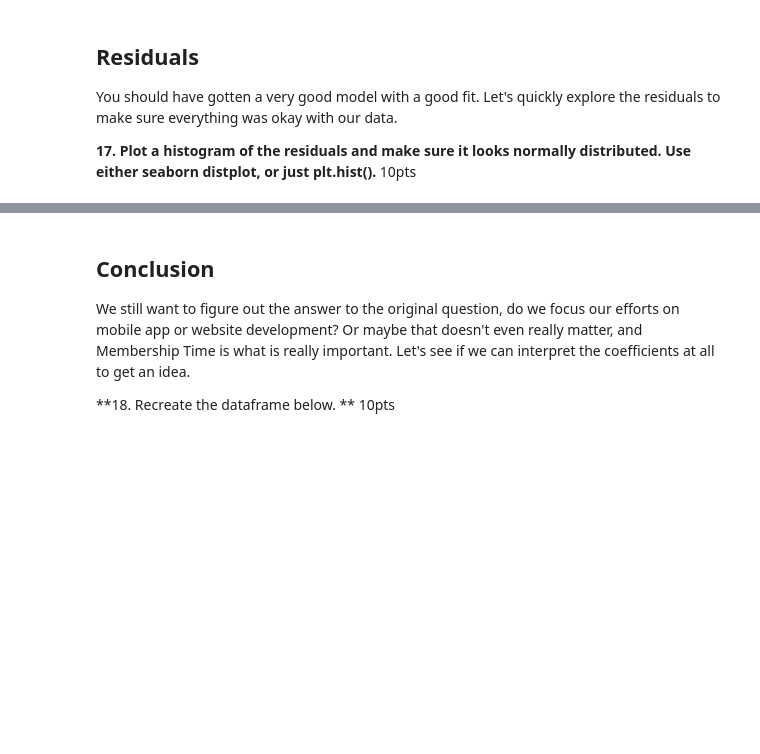
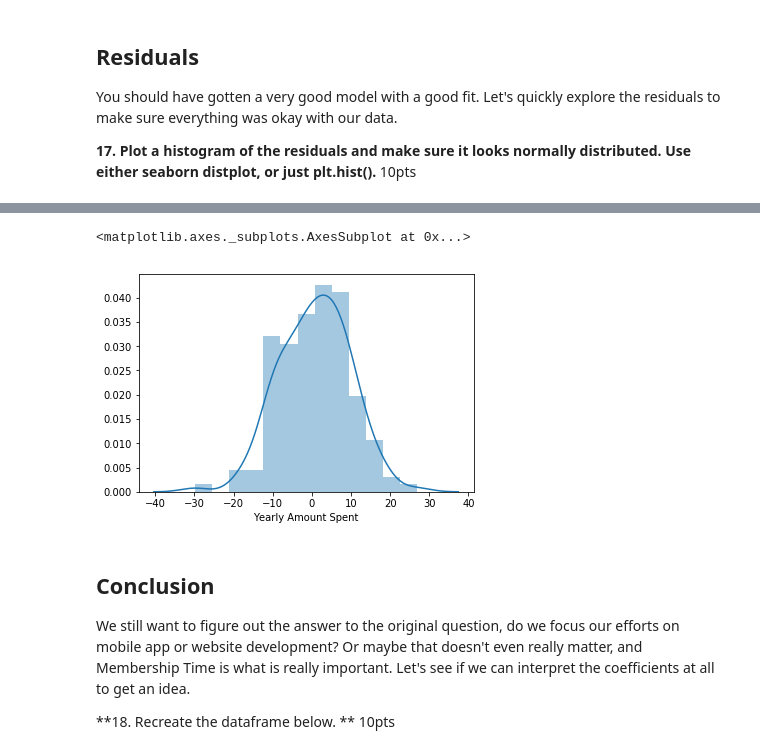
Before and after one commit to arunmadhuk/Machine-Learning, a Jupyter notebook: Arun_Madhu_Second Week_Assignment.ipynb, the cells around one changed output, grey strips where cells are left out. Cells and saved outputs as stored; diff of their text form; code cells hidden in the pictures; blank space fills up the shorter version.

```diff
--- a/Arun_Madhu_Second Week_Assignment.ipynb
+++ b/Arun_Madhu_Second Week_Assignment.ipynb
@@ -264,3 +251,8 @@ You should have gotten a very good model with a good fit. Let's quickly explore
+# %%
+sns.distplot(predict_test-y_test)
+# %% [output]
+<matplotlib.axes._subplots.AxesSubplot at 0x...>
+[figure, added]
 # %% [markdown]
 ## Conclusion
 We still want to figure out the answer to the original question, do we focus our efforts on mobile app or website development? Or maybe that doesn't even really matter, and Membership Time is what is really important.  Let's see if we can interpret the coefficients at all to get an idea.
```
Also changed, not shown: parts of 13 cells of this notebook.
